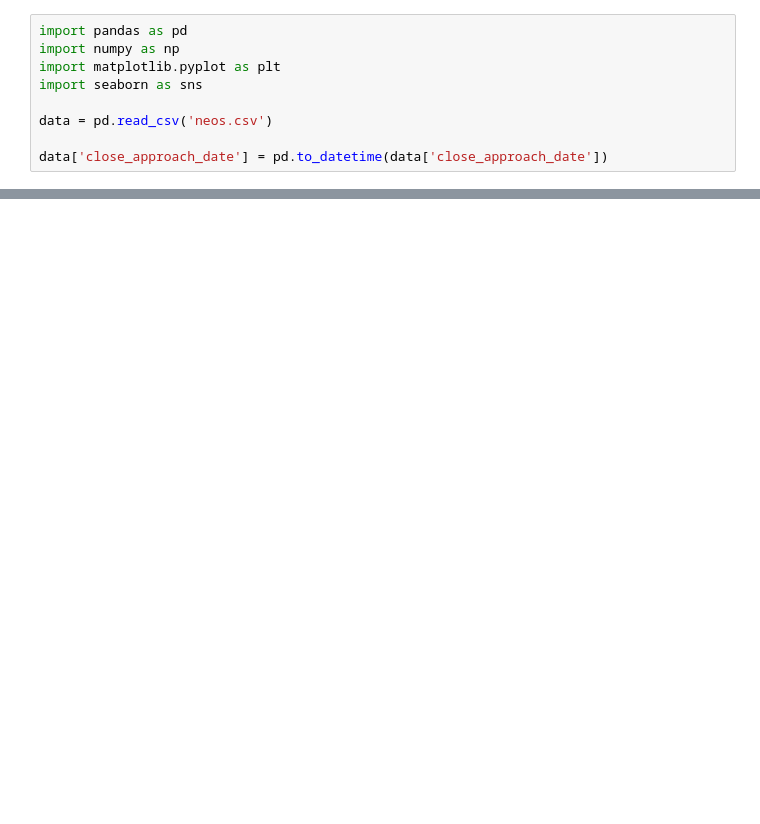
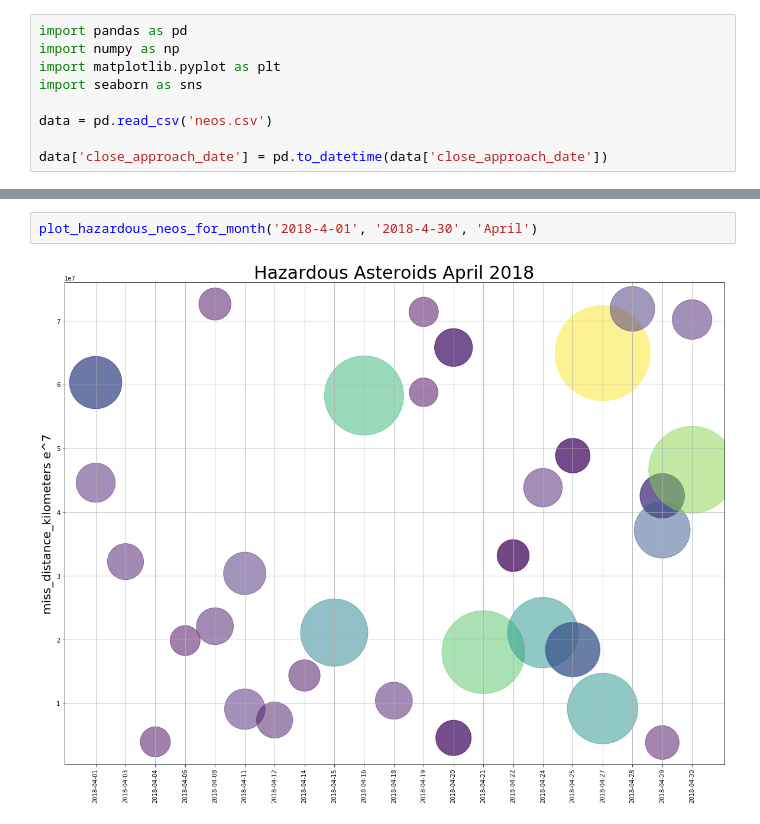
Before and after one commit to 1powechri2/Adventures-In-Data-with-Jupyter, a Jupyter notebook: size_and_proximity_by_month.ipynb, the cells around one changed output, grey strips where cells are left out. Drawn from its saved outputs; the diff is of its cells as text; blank space fills up the shorter version.

```diff
--- a/size_and_proximity_by_month.ipynb
+++ b/size_and_proximity_by_month.ipynb
@@ -53,0 +54,4 @@ plot_hazardous_neos_for_month('2018-3-01', '2018-3-31', 'March')
+# %%
+plot_hazardous_neos_for_month('2018-4-01', '2018-4-30', 'April')
+# %% [output]
+[figure, added]
```
Also changed, not shown: parts of 13 cells of this notebook.
